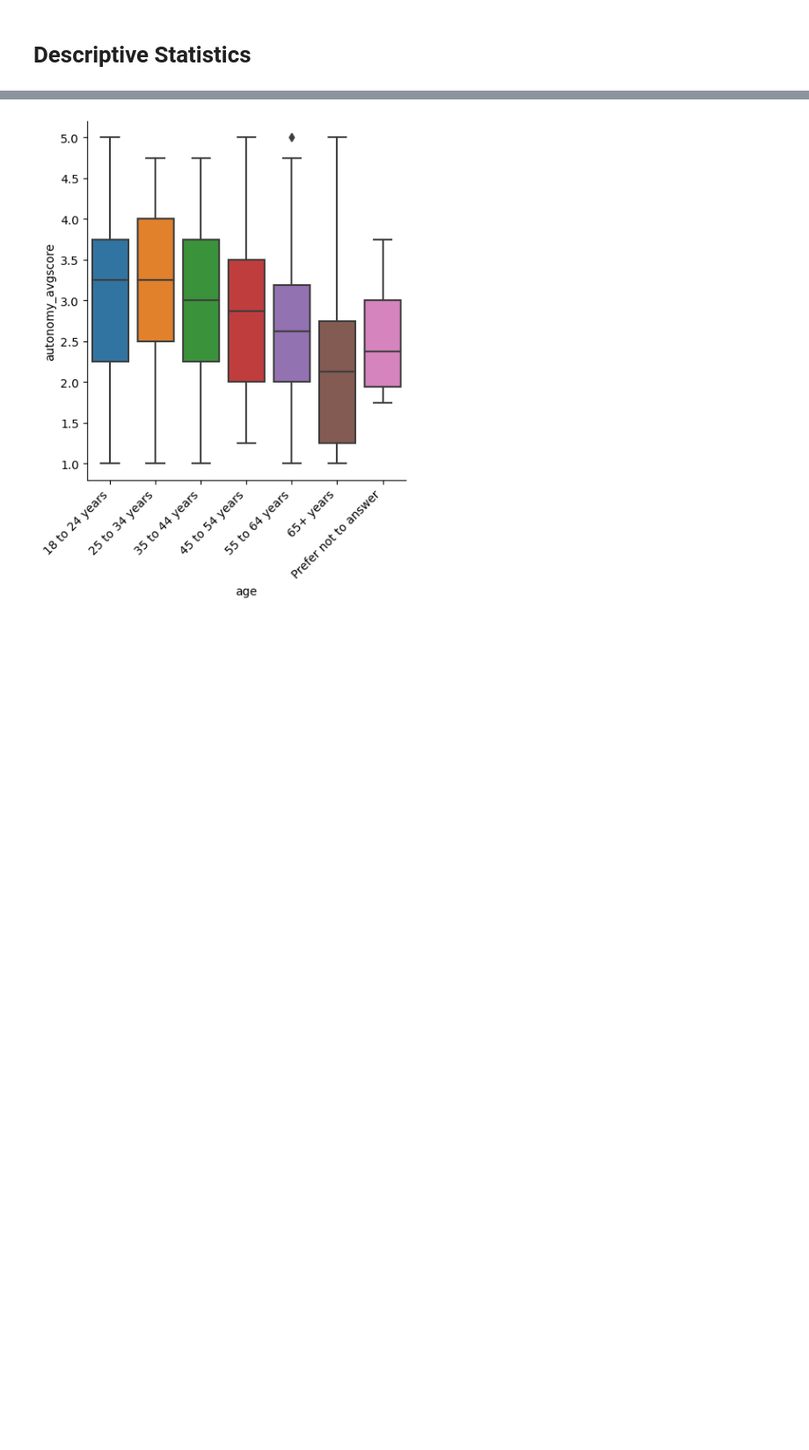
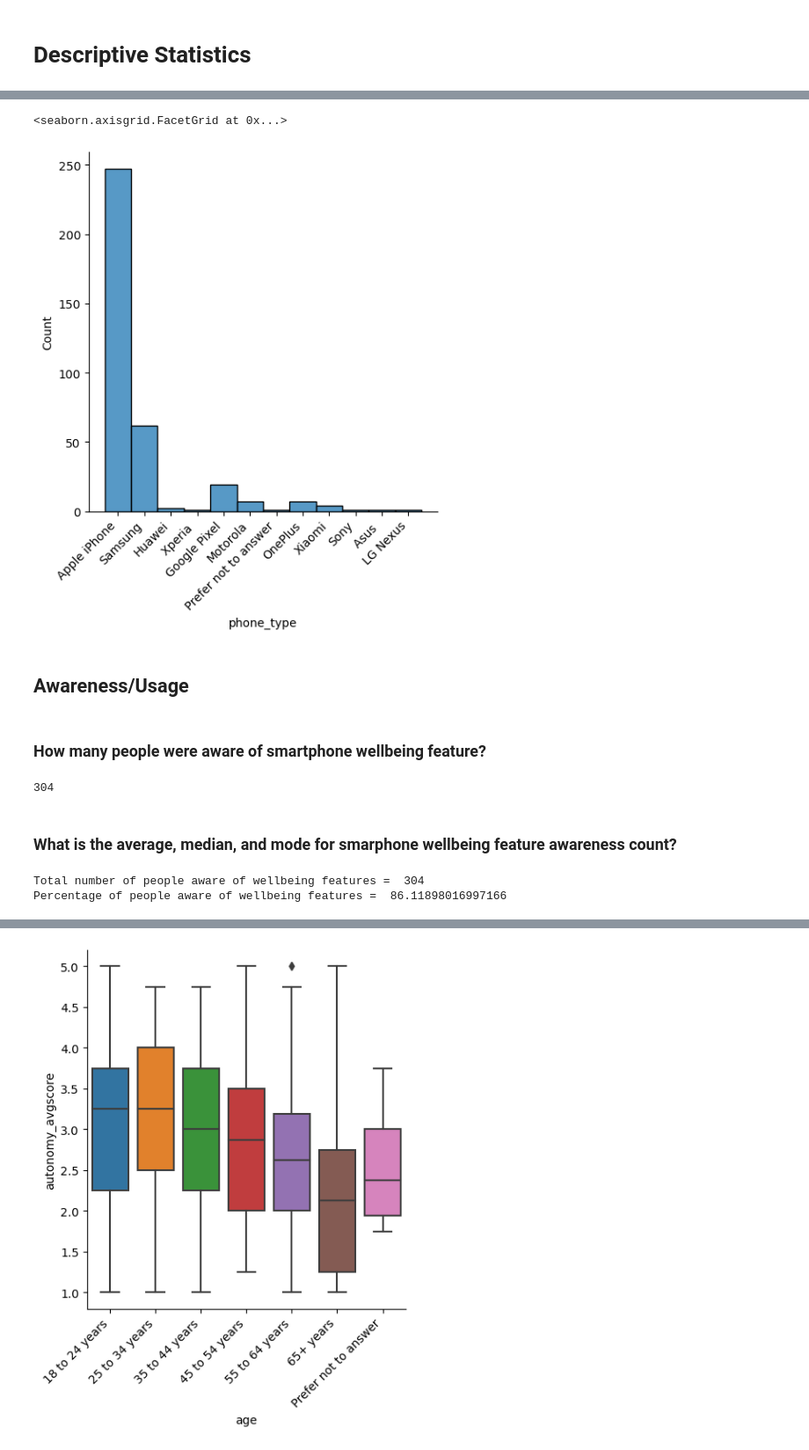
Before and after one commit to smc395/smartphone-wellbeing-study, a Jupyter notebook: analysis.ipynb, the cells around one changed output, grey strips where cells are left out. Shown at 88% size. Drawn from its saved outputs; the diff is of its cells as text; code cells hidden in the pictures; blank space fills up the shorter version.

```diff
--- a/analysis.ipynb
+++ b/analysis.ipynb
@@ -163,0 +214,23 @@ age_order_list = ['18 to 24 years', '25 to 34 years', '35 to 44 years', '45 to 5
+# %%
+create_displot_from_column('phone_type')
+# %% [output]
+<seaborn.axisgrid.FacetGrid at 0x...>
+[figure, added]
+# %% [markdown]
+## Awareness/Usage
+# %% [markdown]
+### How many people were aware of smartphone wellbeing feature?
+# %%
+df['awareness_flag'].sum()
+# %% [output]
+304
+# %% [markdown]
+### What is the average, median, and mode for smarphone wellbeing feature awareness count?
+# %%
+awareness_total = df['awareness_flag'].sum()
+awareness_percentage = awareness_total / df['awareness_flag'].count()
+print('Total number of people aware of wellbeing features =', awareness_total)
+print('Percentage of people aware of wellbeing features =', awareness_percentage)
+# %% [output]
+Total number of people aware of wellbeing features =  304
+Percentage of people aware of wellbeing features =  86.11898016997166
```
Also changed, not shown: parts of 43 cells of this notebook.
